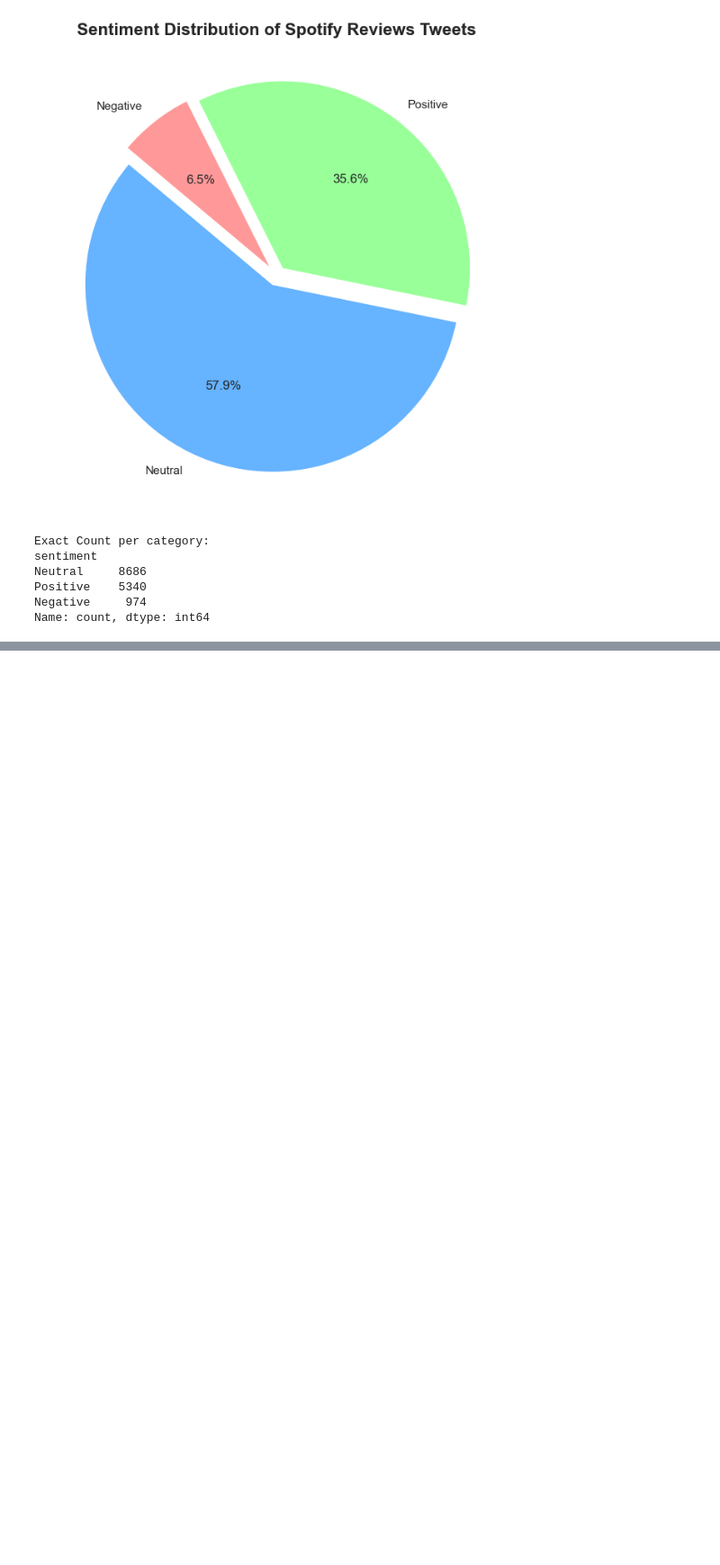
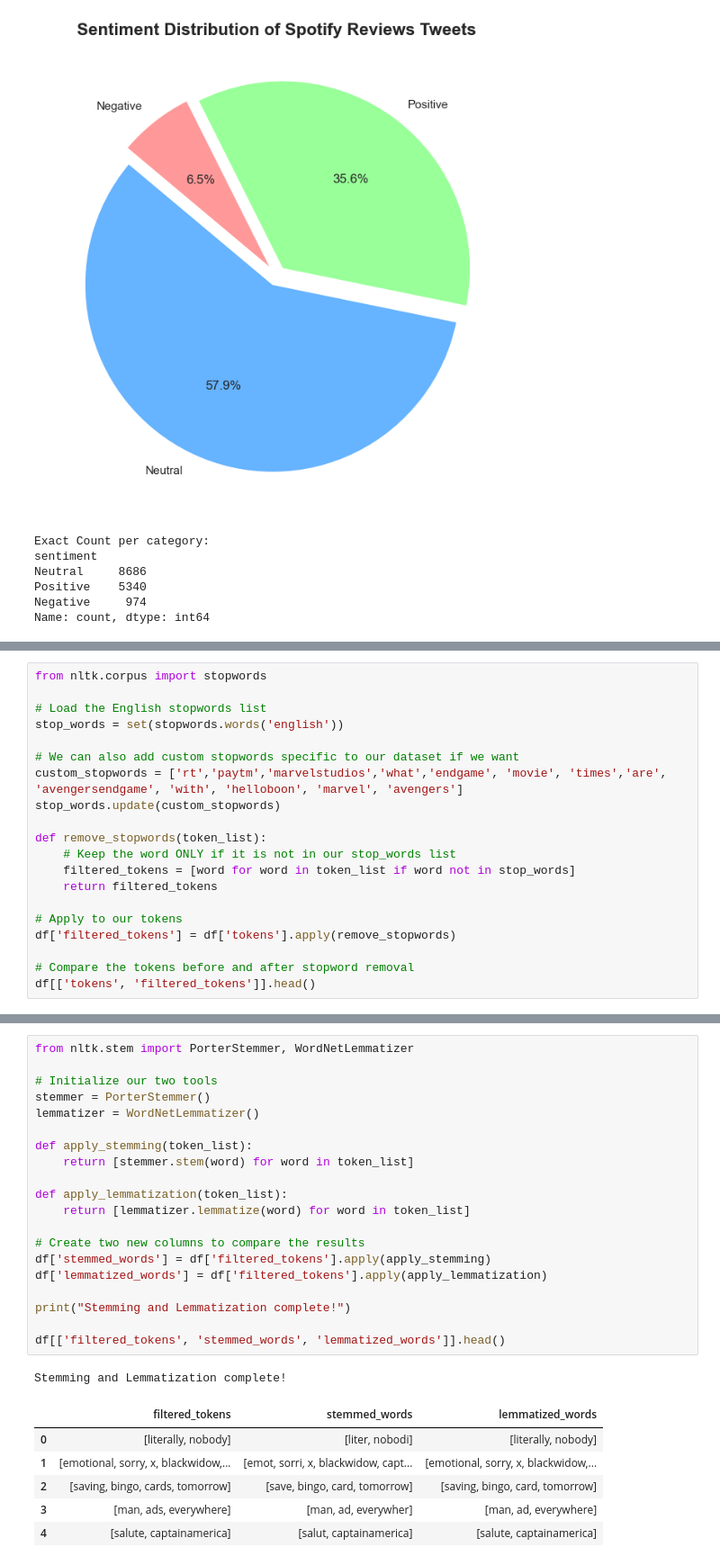
Before and after one commit to adrielhakiiem/social-media-computing, a Jupyter notebook: Avengers-Tweets/AvengersTweets.ipynb, the cells around one changed output, grey strips where cells are left out. Shown at 90% size. Cells and saved outputs as stored; diff of their text form; blank space fills up the shorter version.

```diff
--- a/Avengers-Tweets/AvengersTweets.ipynb
+++ b/Avengers-Tweets/AvengersTweets.ipynb
@@ -198,0 +261,20 @@ Name: count, dtype: int64
+# %%
+from nltk.corpus import stopwords
+
+# Load the English stopwords list
+stop_words = set(stopwords.words('english'))
+
+# We can also add custom stopwords specific to our dataset if we want
+custom_stopwords = ['rt','paytm','marvelstudios','what','endgame', 'movie', 'times','are', 'avengersendgame', 'with', 'helloboon', 'marvel', 'avengers']
+stop_words.update(custom_stopwords)
+
+def remove_stopwords(token_list):
+    # Keep the word ONLY if it is not in our stop_words list
+    filtered_tokens = [word for word in token_list if word not in stop_words]
+    return filtered_tokens
+
+# Apply to our tokens
+df['filtered_tokens'] = df['tokens'].apply(remove_stopwords)
+
+# Compare the tokens before and after stopword removal
+df[['tokens', 'filtered_tokens']].head()
@@ -198,0 +288,28 @@ Name: count, dtype: int64
+# %%
+from nltk.stem import PorterStemmer, WordNetLemmatizer
+
+# Initialize our two tools
+stemmer = PorterStemmer()
+lemmatizer = WordNetLemmatizer()
+
+def apply_stemming(token_list):
+    return [stemmer.stem(word) for word in token_list]
+
+def apply_lemmatization(token_list):
+    return [lemmatizer.lemmatize(word) for word in token_list]
+
+# Create two new columns to compare the results
+df['stemmed_words'] = df['filtered_tokens'].apply(apply_stemming)
+df['lemmatized_words'] = df['filtered_tokens'].apply(apply_lemmatization)
+
+print("Stemming and Lemmatization complete!")
+
+df[['filtered_tokens', 'stemmed_words', 'lemmatized_words']].head()
+# %% [output]
+Stemming and Lemmatization complete!
+|  | filtered_tokens | stemmed_words | lemmatized_words |
+| 0 | [literally, nobody] | [liter, nobodi] | [literally, nobody] |
+| 1 | [emotional, sorry, x, blackwidow,... | [emot, sorri, x, blackwidow, capt... | [emotional, sorry, x, blackwidow,... |
+| 2 | [saving, bingo, cards, tomorrow] | [save, bingo, card, tomorrow] | [saving, bingo, card, tomorrow] |
+| 3 | [man, ads, everywhere] | [man, ad, everywher] | [man, ad, everywhere] |
+| 4 | [salute, captainamerica] | [salut, captainamerica] | [salute, captainamerica] |
```
Also changed, not shown: parts of 6 cells of this notebook.
